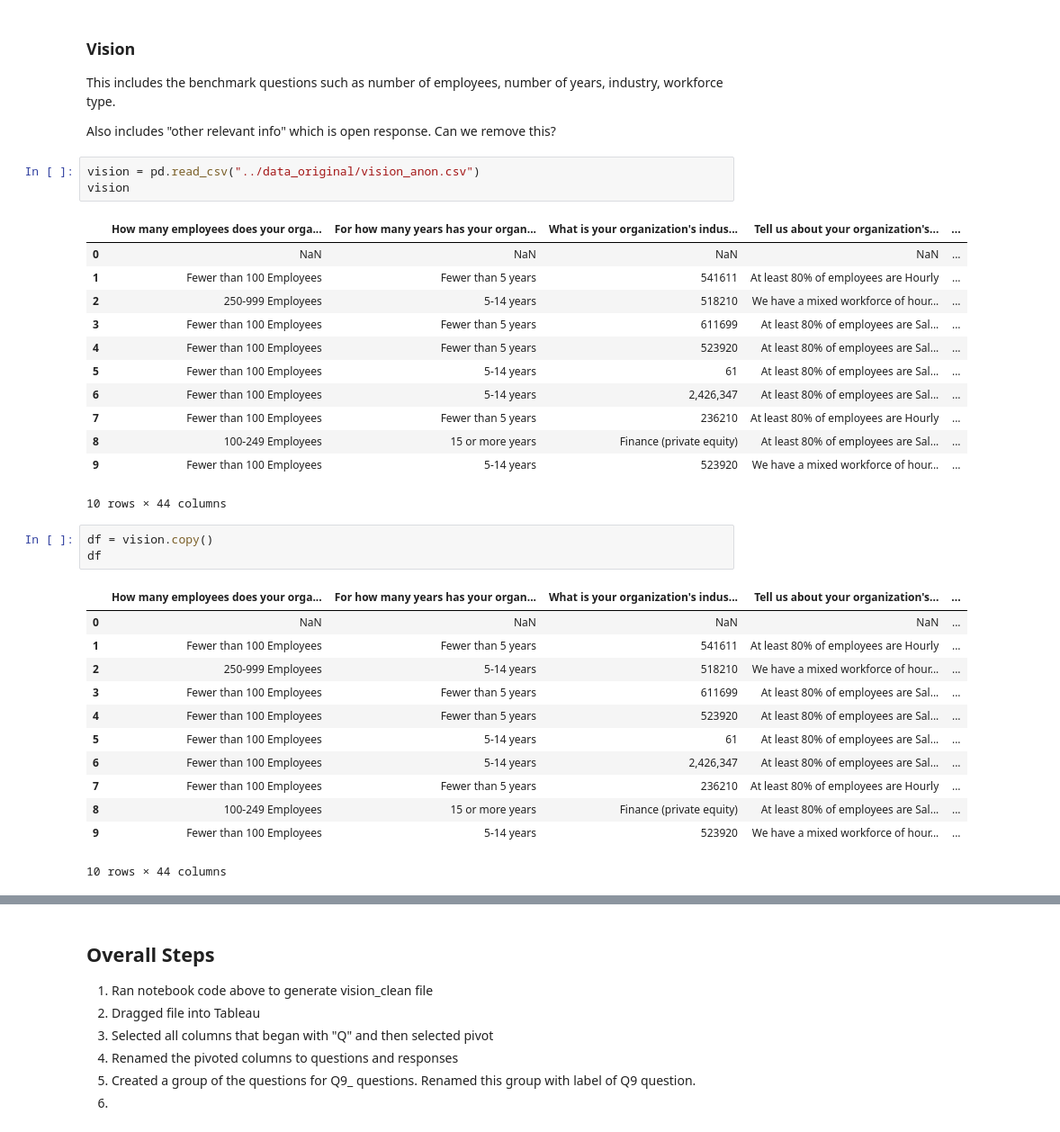
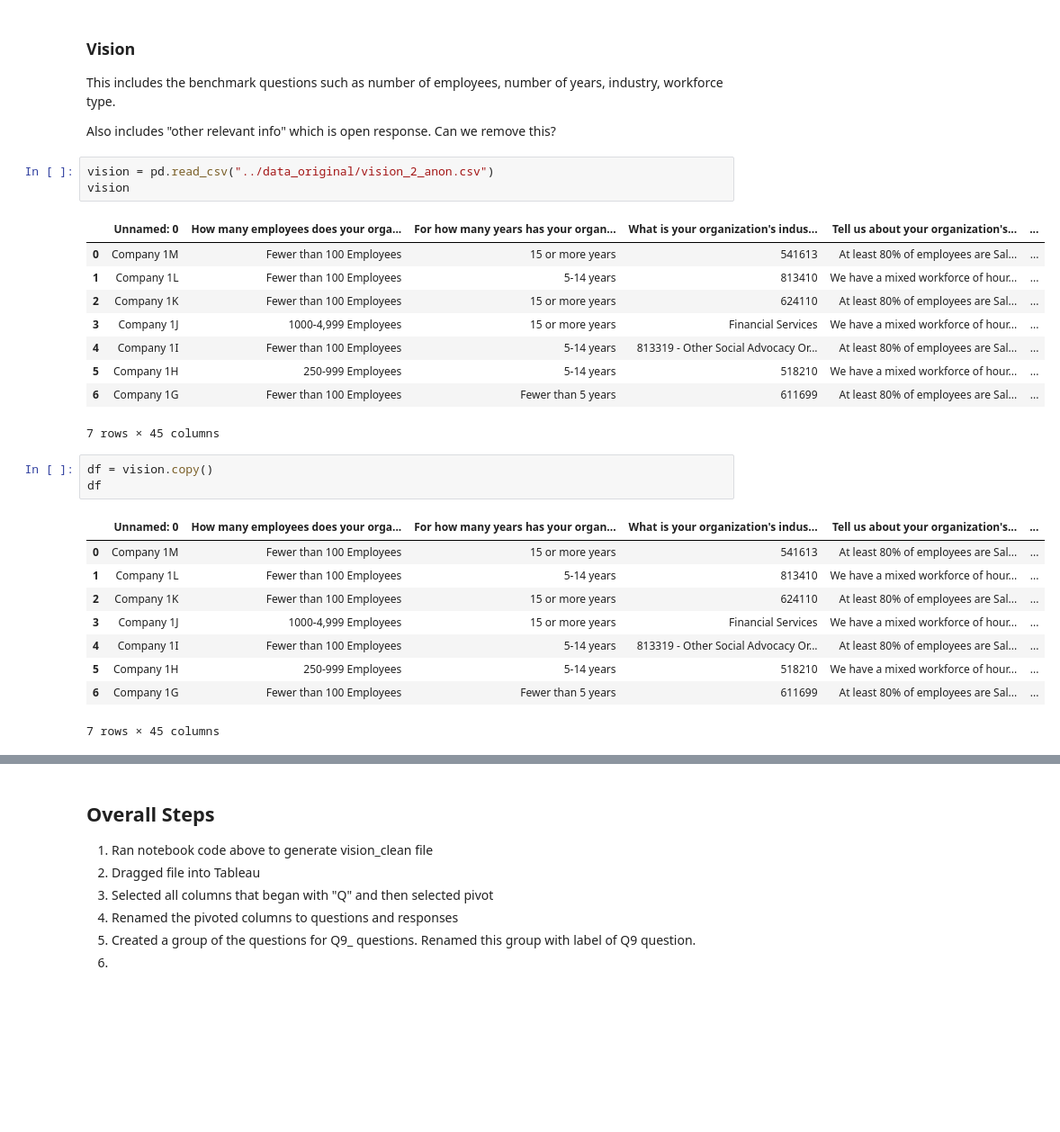
Before and after one commit to anushasilla/gender-ideal, a Jupyter notebook: code/Vision_Data_Cleaning.ipynb, the cells around one changed output, grey strips where cells are left out. Shown: that part at 90% size. Drawn from its saved outputs; the diff is of its cells as text; blank space fills up the shorter version.

```diff
--- a/code/Vision_Data_Cleaning.ipynb
+++ b/code/Vision_Data_Cleaning.ipynb
@@ -24,37 +24,31 @@ This includes the benchmark questions such as number of employees, number of yea
 
 Also includes "other relevant info" which is open response. Can we remove this?
 # %%
-vision = pd.read_csv("../data_original/vision_anon.csv")
+vision = pd.read_csv("../data_original/vision_2_anon.csv")
 vision
 # %% [output]
-|  | How many employees does your orga... | For how many years has your organ... | What is your organization's indus... | Tell us about your organization's... | ... |
-| 0 | NaN | NaN | NaN | NaN | ... |
-| 1 | Fewer than 100 Employees | Fewer than 5 years | 541611 | At least 80% of employees are Hourly | ... |
-| 2 | 250-999 Employees | 5-14 years | 518210 | We have a mixed workforce of hour... | ... |
-| 3 | Fewer than 100 Employees | Fewer than 5 years | 611699 | At least 80% of employees are Sal... | ... |
-| 4 | Fewer than 100 Employees | Fewer than 5 years | 523920 | At least 80% of employees are Sal... | ... |
-| 5 | Fewer than 100 Employees | 5-14 years | 61 | At least 80% of employees are Sal... | ... |
-| 6 | Fewer than 100 Employees | 5-14 years | 2,426,347 | At least 80% of employees are Sal... | ... |
-| 7 | Fewer than 100 Employees | Fewer than 5 years | 236210 | At least 80% of employees are Hourly | ... |
-| 8 | 100-249 Employees | 15 or more years | Finance (private equity) | At least 80% of employees are Sal... | ... |
-| 9 | Fewer than 100 Employees | 5-14 years | 523920 | We have a mixed workforce of hour... | ... |
+|  | Unnamed: 0 | How many employees does your orga... | For how many years has your organ... | What is your organization's indus... | Tell us about your organization's... | ... |
+| 0 | Company 1M | Fewer than 100 Employees | 15 or more years | 541613 | At least 80% of employees are Sal... | ... |
+| 1 | Company 1L | Fewer than 100 Employees | 5-14 years | 813410 | We have a mixed workforce of hour... | ... |
+| 2 | Company 1K | Fewer than 100 Employees | 15 or more years | 624110 | At least 80% of employees are Sal... | ... |
+| 3 | Company 1J | 1000-4,999 Employees | 15 or more years | Financial Services | We have a mixed workforce of hour... | ... |
+| 4 | Company 1I | Fewer than 100 Employees | 5-14 years | 813319 - Other Social Advocacy Or... | At least 80% of employees are Sal... | ... |
+| 5 | Company 1H | 250-999 Employees | 5-14 years | 518210 | We have a mixed workforce of hour... | ... |
+| 6 | Company 1G | Fewer than 100 Employees | Fewer than 5 years | 611699 | At least 80% of employees are Sal... | ... |
-10 rows × 44 columns
+7 rows × 45 columns
 # %%
 df = vision.copy()
 df
 # %% [output]
-|  | How many employees does your orga... | For how many years has your organ... | What is your organization's indus... | Tell us about your organization's... | ... |
-| 0 | NaN | NaN | NaN | NaN | ... |
-| 1 | Fewer than 100 Employees | Fewer than 5 years | 541611 | At least 80% of employees are Hourly | ... |
-| 2 | 250-999 Employees | 5-14 years | 518210 | We have a mixed workforce of hour... | ... |
-| 3 | Fewer than 100 Employees | Fewer than 5 years | 611699 | At least 80% of employees are Sal... | ... |
-| 4 | Fewer than 100 Employees | Fewer than 5 years | 523920 | At least 80% of employees are Sal... | ... |
-| 5 | Fewer than 100 Employees | 5-14 years | 61 | At least 80% of employees are Sal... | ... |
-| 6 | Fewer than 100 Employees | 5-14 years | 2,426,347 | At least 80% of employees are Sal... | ... |
-| 7 | Fewer than 100 Employees | Fewer than 5 years | 236210 | At least 80% of employees are Hourly | ... |
-| 8 | 100-249 Employees | 15 or more years | Finance (private equity) | At least 80% of employees are Sal... | ... |
-| 9 | Fewer than 100 Employees | 5-14 years | 523920 | We have a mixed workforce of hour... | ... |
+|  | Unnamed: 0 | How many employees does your orga... | For how many years has your organ... | What is your organization's indus... | Tell us about your organization's... | ... |
+| 0 | Company 1M | Fewer than 100 Employees | 15 or more years | 541613 | At least 80% of employees are Sal... | ... |
+| 1 | Company 1L | Fewer than 100 Employees | 5-14 years | 813410 | We have a mixed workforce of hour... | ... |
+| 2 | Company 1K | Fewer than 100 Employees | 15 or more years | 624110 | At least 80% of employees are Sal... | ... |
+| 3 | Company 1J | 1000-4,999 Employees | 15 or more years | Financial Services | We have a mixed workforce of hour... | ... |
+| 4 | Company 1I | Fewer than 100 Employees | 5-14 years | 813319 - Other Social Advocacy Or... | At least 80% of employees are Sal... | ... |
+| 5 | Company 1H | 250-999 Employees | 5-14 years | 518210 | We have a mixed workforce of hour... | ... |
+| 6 | Company 1G | Fewer than 100 Employees | Fewer than 5 years | 611699 | At least 80% of employees are Sal... | ... |
-10 rows × 44 columns
+7 rows × 45 columns
 # %%
 df.columns
 # %% [output]
```
Also changed, not shown: parts of 40 cells of this notebook, 2 other files.
